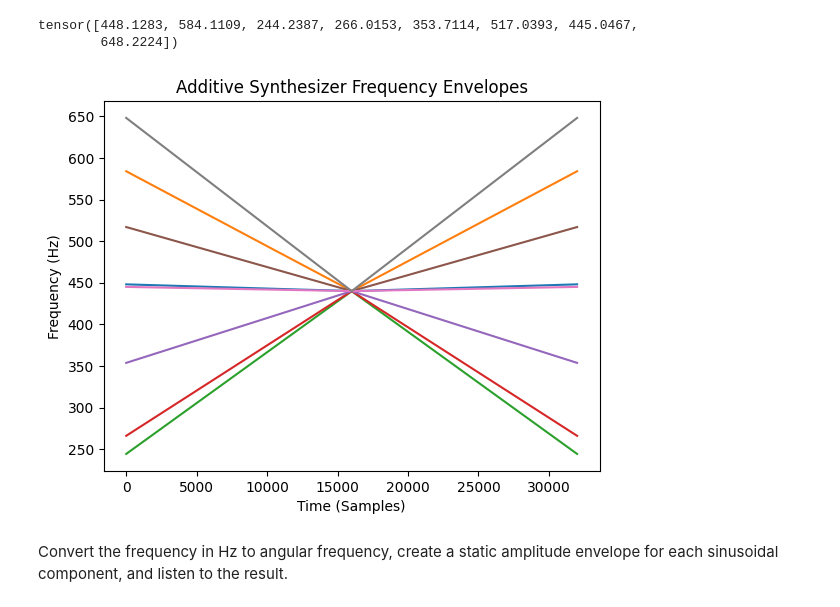
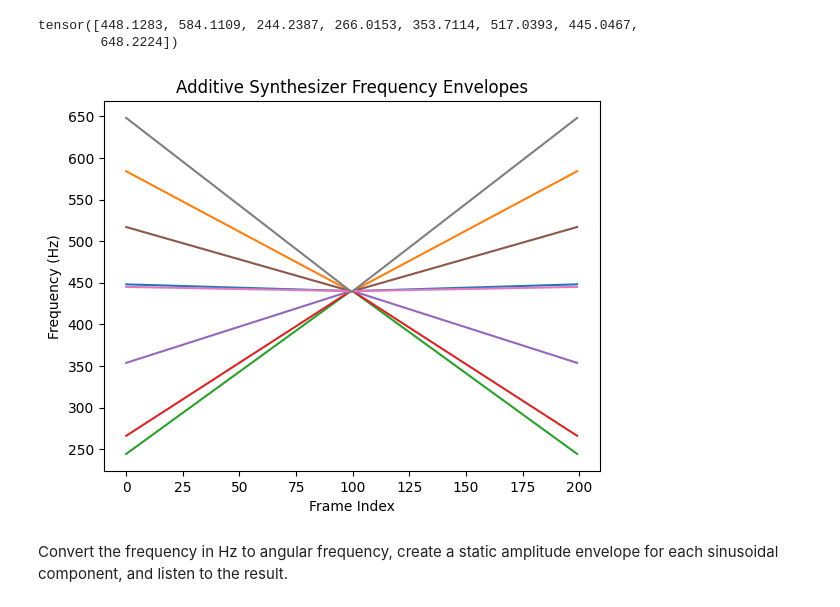
Before and after one commit to intro2ddsp/intro2ddsp.github.io, a Jupyter notebook: synths/additive.ipynb, the cells around one changed output. Drawn from its saved outputs; the diff is of its cells as text; code cells hidden in the pictures.

```diff
--- a/synths/additive.ipynb
+++ b/synths/additive.ipynb
@@ -57,20 +62,21 @@ In the next notebook we'll look at how we can create envelopes to match instrume
 sounds. For now, to see how this synthesizer works, let's create simple envelopes that start from a random frequency,
 converge to a center frequency, and then diverge back to the random frequency.
 # %%
-num_components = 8
-frequencies = torch.rand(num_components) * 500 + 200
+n_components = 8
+frequencies = torch.rand(n_components) * 500 + 200
 print(frequencies)
 # %% [output]
 tensor([448.1283, 584.1109, 244.2387, 266.0153, 353.7114, 517.0393, 445.0467,
         648.2224])
 # %%
 sample_rate = 16000
+frame_rate = 100
 target_frequency = 440
 
 # Create a frequency envelope that sweeps from the initial frequency to the target frequency
 frequency_envelopes = []
 for freq in frequencies:
-    f_env = torch.linspace(freq, target_frequency, sample_rate).unsqueeze(0)
+    f_env = torch.linspace(freq, target_frequency, frame_rate).unsqueeze(0)
     frequency_envelopes.append(f_env)
 
 # Stack all the frequency envelopes together
@@ -83,13 +89,13 @@ frequency_envelopes = torch.cat(
 # %%
 for i in range(frequency_envelopes.shape[1]):
     plt.plot(frequency_envelopes[0, i])
 
 plt.title("Additive Synthesizer Frequency Envelopes")
-plt.xlabel("Time (Samples)")
+plt.xlabel("Frame Index")
 plt.ylabel("Frequency (Hz)")
 plt.show()
 # %% [output]
-[figure, old version]
+[figure, new version]
 # %% [markdown]
 Convert the frequency in Hz to angular frequency, create a static amplitude envelope
 for each sinusoidal component, and listen to the result.
```
Also changed, not shown: parts of 14 cells of this notebook, 2 other files.
